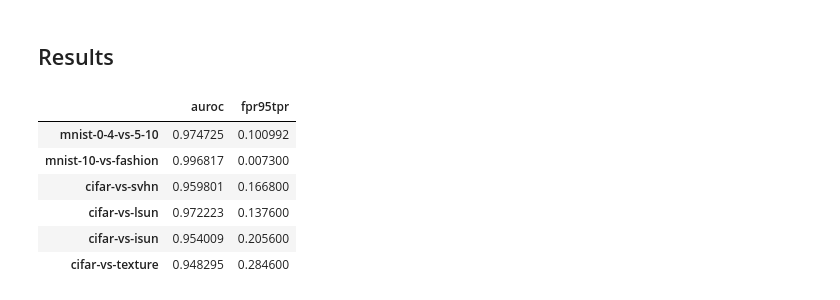
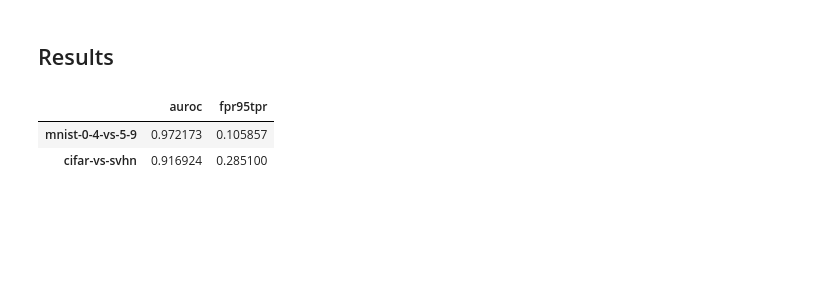
Before and after one commit to deel-ai/oodeel, a Jupyter notebook: docs/notebooks/torch/demo_dknn_torch.ipynb, the cells around one changed output. Cells and saved outputs as stored; diff of their text form; code cells hidden in the pictures; blank space fills up the shorter version.

Commit message:
docs: v0 of torch dknn notebook

```diff
--- a/docs/notebooks/torch/demo_dknn_torch.ipynb
+++ b/docs/notebooks/torch/demo_dknn_torch.ipynb
@@ -220,5 +0,0 @@ model = model.to(device)
-# %%
-# ood dataset
-oodmodel = DKNN(nearest=50, output_layers_id=['avgpool'])
-oodmodel.fit(model, ds_train)
-scores_in = oodmodel.score(ds_in)
@@ -350,0 +202,7 @@ Name: cifar-vs-texture, dtype: float64
+# %%
+# === load model ===
+# resnet20 pretrained on CIFAR-10
+model = torch.hub.load(
+    repo_or_dir="chenyaofo/pytorch-cifar-models", model="cifar10_resnet20",
+    pretrained=True, verbose=False).to(device)
+model.eval()
@@ -350,0 +213,21 @@ Name: cifar-vs-texture, dtype: float64
+# %%
+# dknn scores
+oodmodel = DKNN(nearest=50, output_layers_id=['avgpool'])
+oodmodel.fit(model, ds_fit)
+scores_in = oodmodel.score(ds_in)
+scores_out = oodmodel.score(ds_out)
+
+# metrics: auroc / fpr95
+metrics = bench_metrics(
+    (scores_in, scores_out),
+    metrics=["auroc", "fpr95tpr"]
+)
+metrics_cifar_svhn = pd.Series(metrics, name='cifar-vs-svhn')
+print(metrics_cifar_svhn)
+
+# plot hists / roc
+plt.figure(figsize=(13, 5))
+plt.hist((scores_out, scores_in), bins=30, color=("blue", "orange"), label=("ood", "id"), density=True)
+plt.xlabel("score")
+plt.legend()
+plt.show()
@@ -351,12 +239,8 @@ Name: cifar-vs-texture, dtype: float64
 # %% [markdown]
 ## Results
 # %%
-pd.concat([metrics_first_vs_last, metrics_fashion, metrics_cifar_svhn, metrics_cifar_lsun, metrics_cifar_isun, metrics_cifar_texture], axis=1).T
+pd.concat([metrics_first_vs_last, metrics_cifar_svhn], axis=1).T
 # %% [output]
 |  | auroc | fpr95tpr |
-| mnist-0-4-vs-5-10 | 0.974725 | 0.100992 |
-| mnist-10-vs-fashion | 0.996817 | 0.007300 |
-| cifar-vs-svhn | 0.959801 | 0.166800 |
-| cifar-vs-lsun | 0.972223 | 0.137600 |
-| cifar-vs-isun | 0.954009 | 0.205600 |
-| cifar-vs-texture | 0.948295 | 0.284600 |
+| mnist-0-4-vs-5-9 | 0.972173 | 0.105857 |
+| cifar-vs-svhn | 0.916924 | 0.285100 |
```
Also changed, not shown: parts of 47 cells of this notebook, 10 other files.
